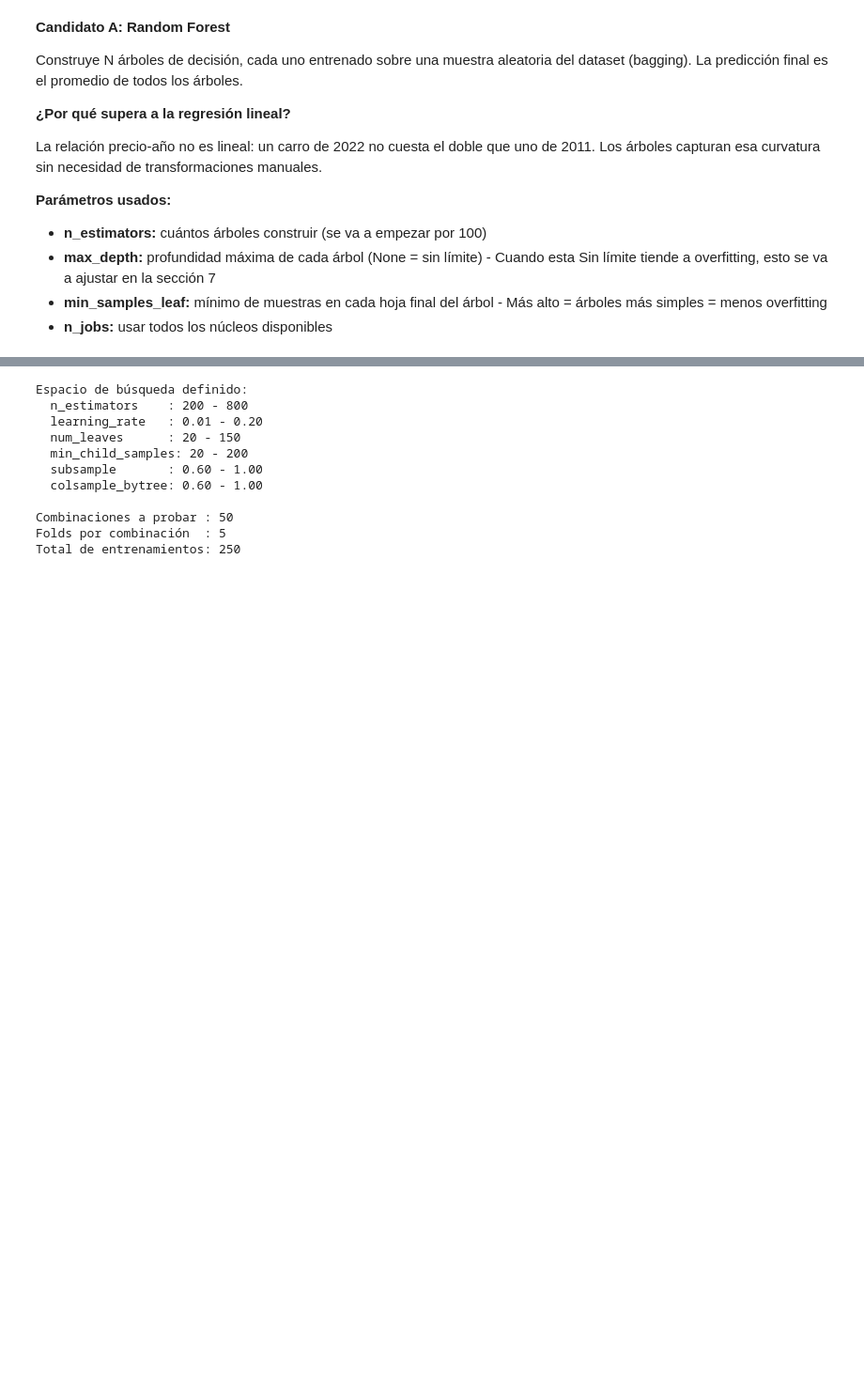
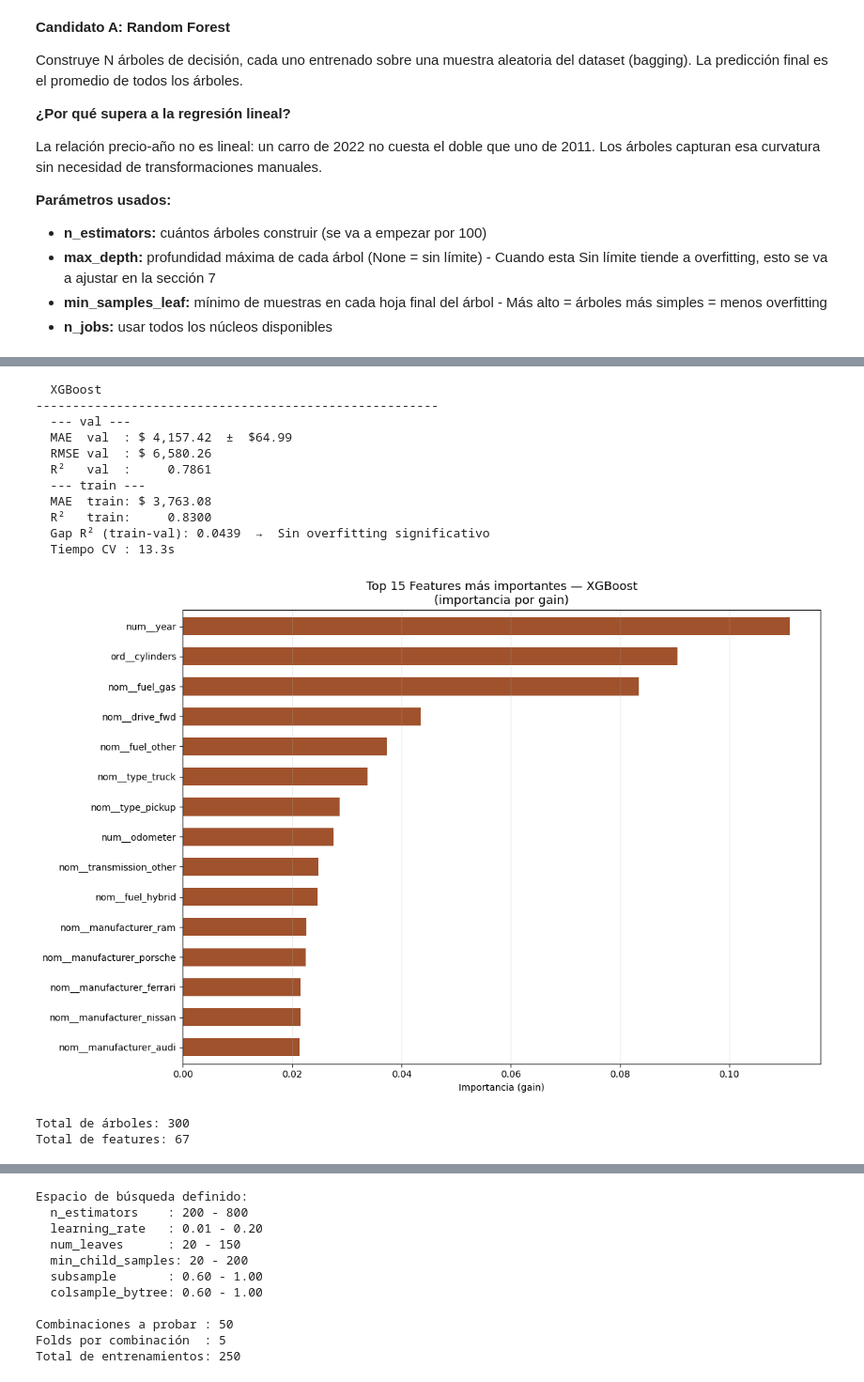
Before and after one commit to Mary-Paz-AN/PY_IA, a Jupyter notebook: SegundaEtapa/segundaEtapa.ipynb, the cells around one changed output, grey strips where cells are left out. Shown at 94% size. Saved outputs shown, nothing was run; the diff lists cells and outputs as text; code cells hidden in the pictures; blank space fills up the shorter version.

```diff
--- a/SegundaEtapa/segundaEtapa.ipynb
+++ b/SegundaEtapa/segundaEtapa.ipynb
@@ -784 +893,74 @@ Total de features usadas    : 67
+# %%
+pipeline_xgb = Pipeline(steps=[
+    ('preprocessor', preprocessor),
+    ('regressor', XGBRegressor(
+        n_estimators=300,
+        learning_rate=0.05,
+        max_depth=6,
+        subsample=0.8,         # fracción de filas por árbol
+        colsample_bytree=0.8,  # fracción de features por árbol
+        random_state=SEED,
+        n_jobs=-1,
+        verbosity=0            # silencia mensajes de entrenamiento
+    ))
+])
+
+pipeline_xgb = evaluar_modelo_cv(
+    pipeline_xgb,
+    'XGBoost',
+    X_train, y_train, cv,
+    results_summary
+)
+
+# Importancia de features — XGBoost
+modelo_xgb = pipeline_xgb.named_steps['regressor']
+preprocesador_xgb = pipeline_xgb.named_steps['preprocessor']
+feature_names_xgb = preprocesador_xgb.get_feature_names_out()
+
+# Asignar nombres de features al modelo
+modelo_xgb.get_booster().feature_names = list(feature_names_xgb)
+
+fig, ax = plt.subplots(figsize=(12, 8))
+
+# Calcular importancia por gain manualmente
+importancias_xgb = pd.Series(
+    modelo_xgb.feature_importances_,
+    index=feature_names_xgb
+).sort_values(ascending=True).tail(15)  # top 15
+
+importancias_xgb.plot(
+    kind='barh',
+    ax=ax,
+    color='#A0522D',
+    width=0.6
+)
+
+ax.set_title(
+    'Top 15 Features más importantes — XGBoost\n(importancia por gain)',
+    fontsize=13
+)
+ax.set_xlabel('Importancia (gain)')
+ax.grid(axis='x', alpha=0.3)
+
+plt.tight_layout()
+plt.savefig('importancia_xgboost.png', dpi=150, bbox_inches='tight')
+plt.show()
+
+print(f"\nTotal de árboles: {modelo_xgb.n_estimators}")
+print(f"Total de features: {len(feature_names_xgb)}")
+# %% [output]
+  XGBoost
+-------------------------------------------------------
+  --- val ---
+  MAE  val  : $ 4,157.42  ±  $64.99
+  RMSE val  : $ 6,580.26
+  R²   val  :     0.7861
+  --- train ---
+  MAE  train: $ 3,763.08
+  R²   train:     0.8300
+  Gap R² (train-val): 0.0439  →  Sin overfitting significativo
+  Tiempo CV : 13.3s
+[figure, added]
+Total de árboles: 300
+Total de features: 67
 # %% [markdown]
```
Also changed, not shown: parts of 29 cells of this notebook, 8 other files.
